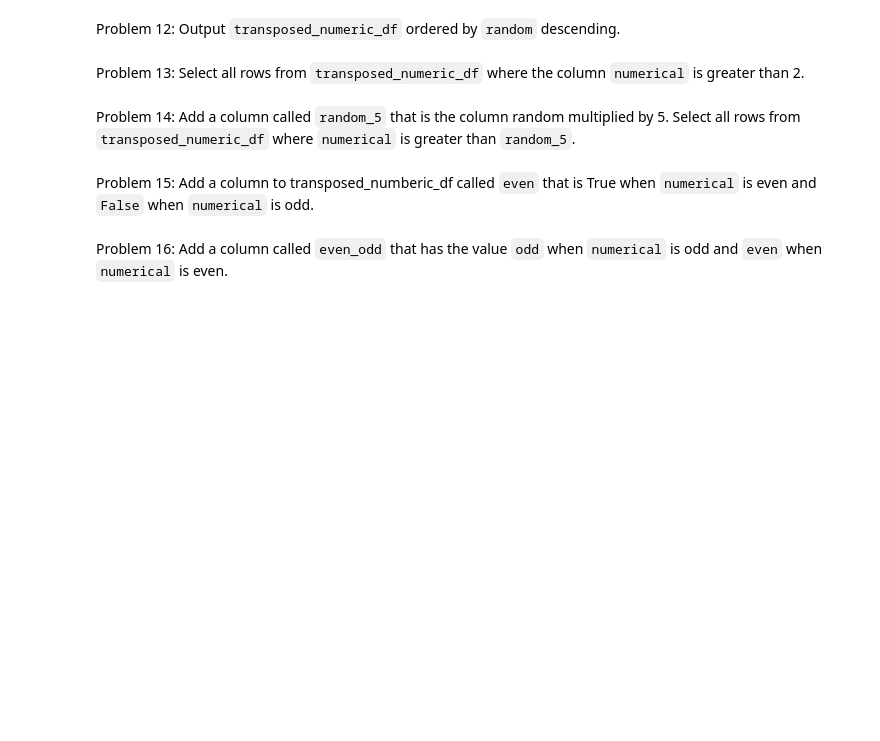
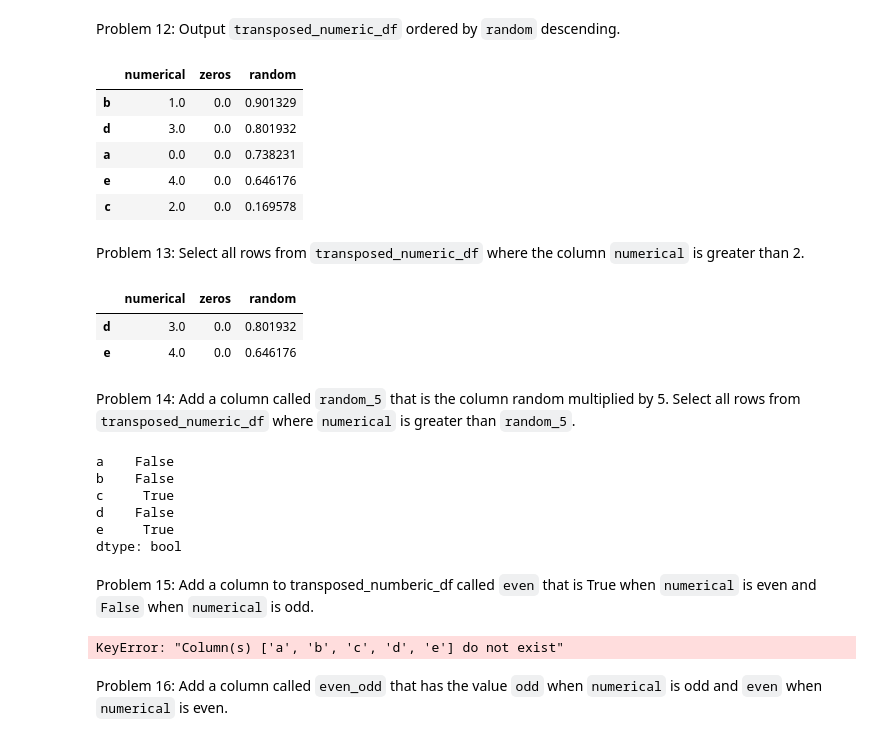
Before and after one commit to jklinck/AD450Winter2026, a Jupyter notebook: week_4_panadas.ipynb, the cells around one changed output. Cells and saved outputs as stored; diff of their text form; code cells hidden in the pictures; blank space fills up the shorter version.

```diff
--- a/week_4_panadas.ipynb
+++ b/week_4_panadas.ipynb
@@ -138,11 +222,50 @@ Problem 11: Transpose the DataFrame `numeric_df` so that the series become colum
 # %% [markdown]
 Problem 12: Output `transposed_numeric_df` ordered by `random` descending.
+# %%
+transposed_numeric_df_random_descending = transposed_numeric_df.sort_values("random", ascending = False)
+transposed_numeric_df_random_descending
+# %% [output]
+|  | numerical | zeros | random |
+| b | 1.0 | 0.0 | 0.901329 |
+| d | 3.0 | 0.0 | 0.801932 |
+| a | 0.0 | 0.0 | 0.738231 |
+| e | 4.0 | 0.0 | 0.646176 |
+| c | 2.0 | 0.0 | 0.169578 |
 # %% [markdown]
 Problem 13: Select all rows from `transposed_numeric_df` where the column `numerical` is greater than 2.
+# %%
+greater_than_2 = transposed_numeric_df.loc[transposed_numeric_df.numerical > 2]
+greater_than_2
+# %% [output]
+|  | numerical | zeros | random |
+| d | 3.0 | 0.0 | 0.801932 |
+| e | 4.0 | 0.0 | 0.646176 |
 # %% [markdown]
 Problem 14: Add a column called `random_5` that is the column random multiplied by 5. Select all rows from `transposed_numeric_df` where `numerical` is greater than `random_5`.
+# %%
+transposed_numeric_df["random5"] = transposed_numeric_df["random"] * 5
+greater_than_random_5 = transposed_numeric_df["numerical"] > transposed_numeric_df["random5"]
+greater_than_random_5
+# %% [output]
+a    False
+b    False
+c     True
+d    False
+e     True
+dtype: bool
 # %% [markdown]
 Problem 15: Add a column to transposed_numberic_df called `even` that is True when `numerical` is even and `False` when `numerical` is odd.
+# %%
+def is_even(x):
+    if x["numerical"] % 2 == 0:
+        return True
+    else:
+        False
+
+transposed_numeric_df["even"] =  transposed_numeric_df.apply(transposed_numeric_df["numerical"])
+transposed_numeric_df
+# %% [output]
+KeyError: "Column(s) ['a', 'b', 'c', 'd', 'e'] do not exist"
 # %% [markdown]
 Problem 16: Add a column called `even_odd` that has the value `odd` when `numerical` is odd and `even` when `numerical` is even.
 # %% [markdown]
```
Also changed, not shown: parts of 6 cells of this notebook.
